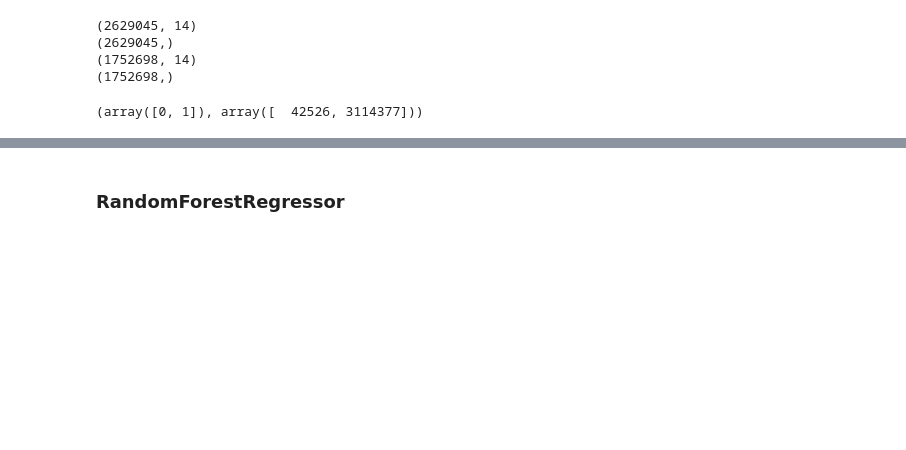
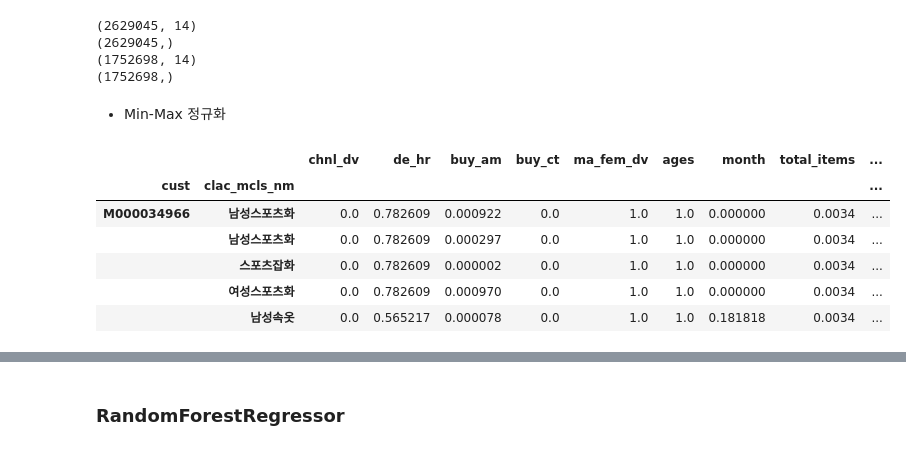
Before and after one commit to JJungEEun/lotte_project, a Jupyter notebook: 롯데_모델링(clac_mcls_nm_기준).ipynb, the cells around one changed output, grey strips where cells are left out. Saved outputs shown, nothing was run; the diff lists cells and outputs as text; code cells hidden in the pictures; blank space fills up the shorter version.

```diff
--- a/롯데_모델링(clac_mcls_nm_기준).ipynb
+++ b/롯데_모델링(clac_mcls_nm_기준).ipynb
@@ -288,10 +99,6 @@ print(y_test.shape)
 (2629045,)
 (1752698, 14)
 (1752698,)
-# %%
-np.unique(y,return_counts=True)
-# %% [output]
-(array([0, 1]), array([  42526, 3114377]))
 # %%
 from sklearn.model_selection import KFold
 from sklearn.model_selection import cross_val_score
@@ -303,3 +110,16 @@ import matplotlib.pyplot as plt
 import numpy as np
 from sklearn.metrics import accuracy_score
 from sklearn.linear_model import LogisticRegression
+# %% [markdown]
+- Min-Max 정규화
+# %%
+minmax_df = (df-df.min())/(df.max()-df.min())
+minmax_df.head()
+# %% [output]
+|  |  | chnl_dv | de_hr | buy_am | buy_ct | ma_fem_dv | ages | month | total_items | ... |
+| cust | clac_mcls_nm |  |  |  |  |  |  |  |  | ... |
+| M000034966 | 남성스포츠화 | 0.0 | 0.782609 | 0.000922 | 0.0 | 1.0 | 1.0 | 0.000000 | 0.0034 | ... |
+|  | 남성스포츠화 | 0.0 | 0.782609 | 0.000297 | 0.0 | 1.0 | 1.0 | 0.000000 | 0.0034 | ... |
+|  | 스포츠잡화 | 0.0 | 0.782609 | 0.000002 | 0.0 | 1.0 | 1.0 | 0.000000 | 0.0034 | ... |
+|  | 여성스포츠화 | 0.0 | 0.782609 | 0.000970 | 0.0 | 1.0 | 1.0 | 0.000000 | 0.0034 | ... |
+|  | 남성속옷 | 0.0 | 0.565217 | 0.000078 | 0.0 | 1.0 | 1.0 | 0.181818 | 0.0034 | ... |
```
Also changed, not shown: parts of 26 cells of this notebook.
